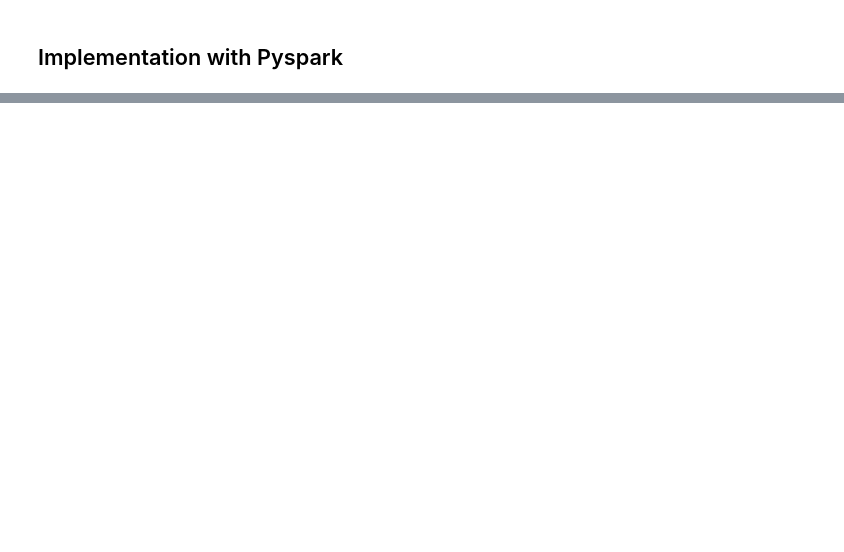
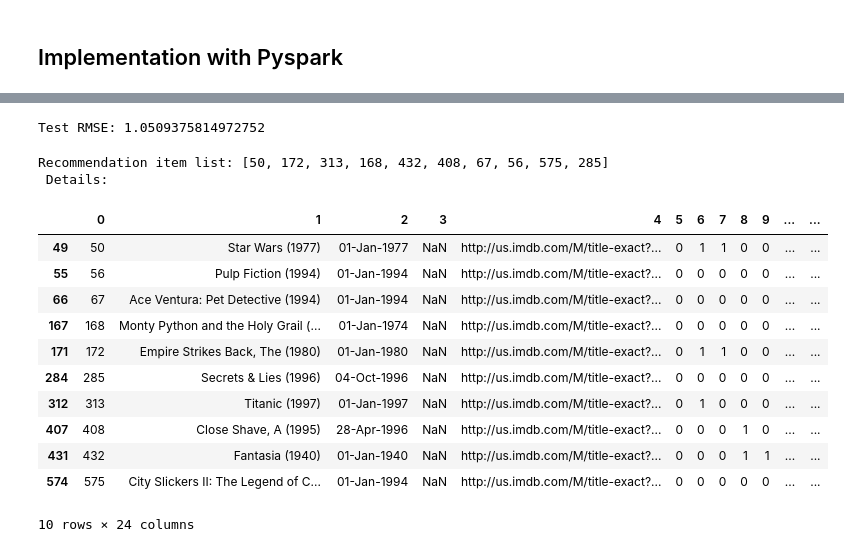
Before and after one commit to nguyenbh1507/Example_notebooks, a Jupyter notebook: MF-movielens-100k.ipynb, the cells around one changed output, grey strips where cells are left out. Drawn from its saved outputs; the diff is of its cells as text; code cells hidden in the pictures; blank space fills up the shorter version.

```diff
--- a/MF-movielens-100k.ipynb
+++ b/MF-movielens-100k.ipynb
@@ -128,0 +252,5 @@ itemDf
+# %%
+from sklearn.decomposition import NMF
+nmf = NMF(init='random', random_state=0, n_components=20)
+W = nmf.fit_transform(rating_matrix);
+H = nmf.components_;
@@ -128,0 +282,52 @@ itemDf
+# %%
+true_rate = []
+pred_rate = []
+
+train_userid = sorted(train_ratings.userid.unique())
+train_movieid = sorted(train_ratings.movieid.unique())
+
+
+for index, row in test_ratings.iterrows():
+    user = row['userid']
+    movie = row['movieid']
+    rating = row['rating']
+
+    if user in train_userid and movie in train_movieid:
+        true_rate.append(rating)
+
+        user_vec = W[train_userid.index(user), :]
+        movie_vec = H[:, train_movieid.index(movie)]
+
+        pred = (user_vec*movie_vec).sum()
+        pred_rate.append(pred)
+
+mse = mean_squared_error(y_true=true_rate, y_pred=pred_rate)
+print("Test RMSE:", math.sqrt(mse))
+# %% [output]
+Test RMSE: 1.0509375814972752
+# %%
+# Get recomendation
+
+userid = 3
+rec_num = 10
+
+rec_index = np.argsort(-np.dot(W[userid-1].reshape(1, 20), H))[0, :rec_num]
+rec_list = [train_movieid[idd] for idd in rec_index]
+
+print('Recommendation item list:', rec_list, '\n Details:')
+itemDf[itemDf[0].isin(rec_list)]
+# %% [output]
+Recommendation item list: [50, 172, 313, 168, 432, 408, 67, 56, 575, 285]
+ Details:
+|  | 0 | 1 | 2 | 3 | 4 | 5 | 6 | 7 | 8 | 9 | ... | ... |
+| 49 | 50 | Star Wars (1977) | 01-Jan-1977 | NaN | http://us.imdb.com/M/title-exact?... | 0 | 1 | 1 | 0 | 0 | ... | ... |
+| 55 | 56 | Pulp Fiction (1994) | 01-Jan-1994 | NaN | http://us.imdb.com/M/title-exact?... | 0 | 0 | 0 | 0 | 0 | ... | ... |
+| 66 | 67 | Ace Ventura: Pet Detective (1994) | 01-Jan-1994 | NaN | http://us.imdb.com/M/title-exact?... | 0 | 0 | 0 | 0 | 0 | ... | ... |
+| 167 | 168 | Monty Python and the Holy Grail (... | 01-Jan-1974 | NaN | http://us.imdb.com/M/title-exact?... | 0 | 0 | 0 | 0 | 0 | ... | ... |
+| 171 | 172 | Empire Strikes Back, The (1980) | 01-Jan-1980 | NaN | http://us.imdb.com/M/title-exact?... | 0 | 1 | 1 | 0 | 0 | ... | ... |
+| 284 | 285 | Secrets & Lies (1996) | 04-Oct-1996 | NaN | http://us.imdb.com/M/title-exact?... | 0 | 0 | 0 | 0 | 0 | ... | ... |
+| 312 | 313 | Titanic (1997) | 01-Jan-1997 | NaN | http://us.imdb.com/M/title-exact?... | 0 | 1 | 0 | 0 | 0 | ... | ... |
+| 407 | 408 | Close Shave, A (1995) | 28-Apr-1996 | NaN | http://us.imdb.com/M/title-exact?... | 0 | 0 | 0 | 1 | 0 | ... | ... |
+| 431 | 432 | Fantasia (1940) | 01-Jan-1940 | NaN | http://us.imdb.com/M/title-exact?... | 0 | 0 | 0 | 1 | 1 | ... | ... |
+| 574 | 575 | City Slickers II: The Legend of C... | 01-Jan-1994 | NaN | http://us.imdb.com/M/title-exact?... | 0 | 0 | 0 | 0 | 0 | ... | ... |
+10 rows × 24 columns
```
Also changed, not shown: parts of 19 cells of this notebook.
